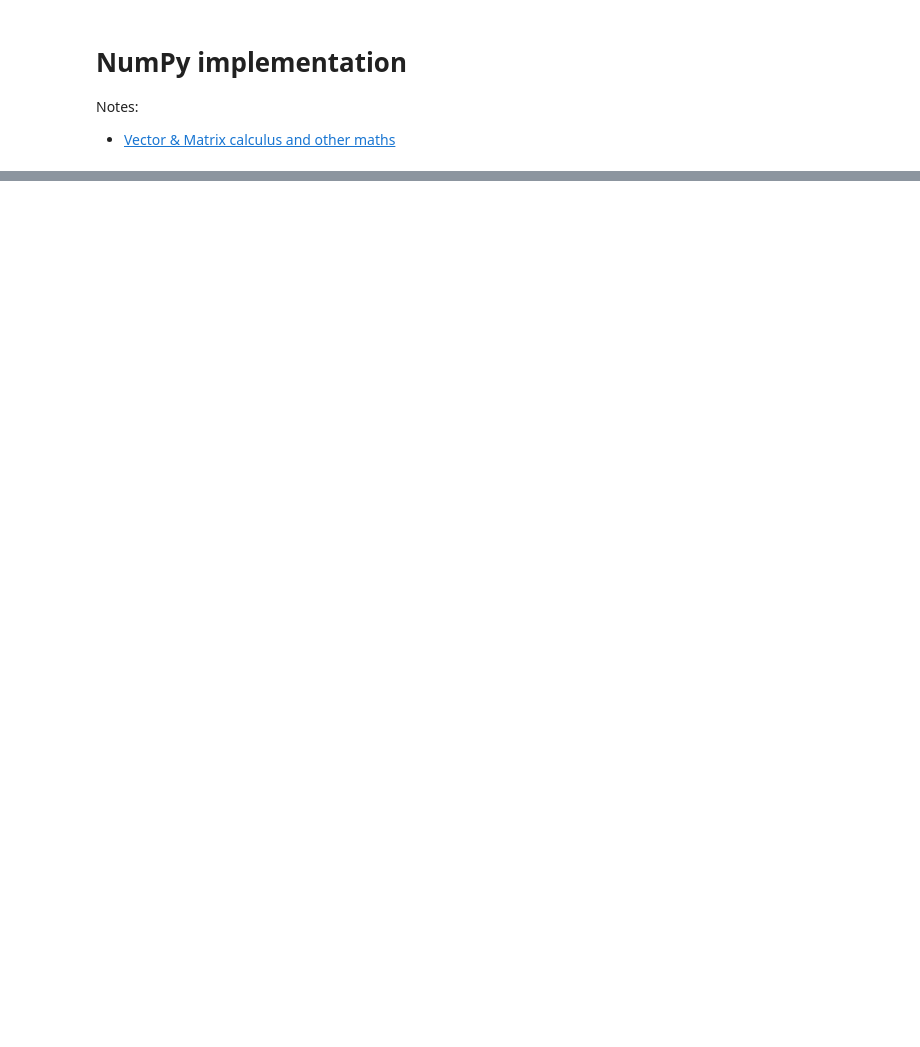
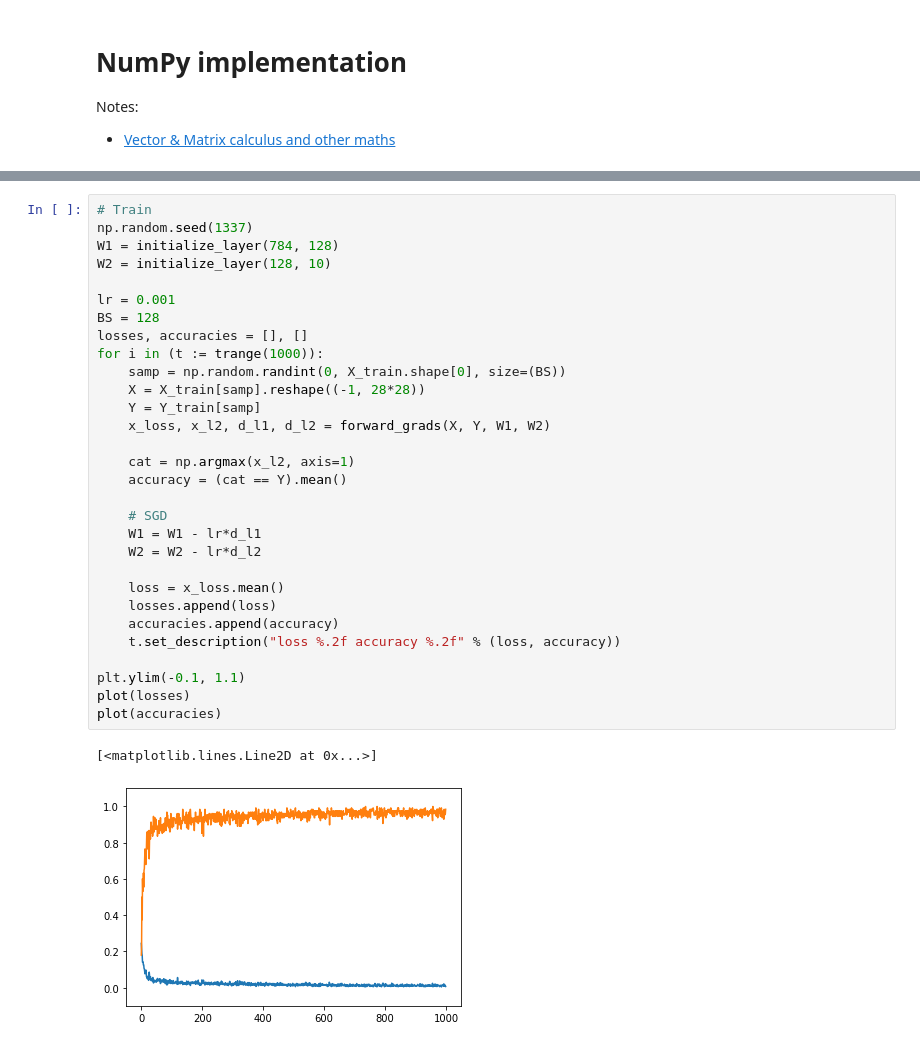
Before and after one commit to finnkauski/nn_from_scratch, a Jupyter notebook: develop.ipynb, the cells around one changed output, grey strips where cells are left out. Drawn from its saved outputs; the diff is of its cells as text; blank space fills up the shorter version.

```diff
--- a/develop.ipynb
+++ b/develop.ipynb
@@ -75,0 +170,33 @@ Notes:
+# %%
+# Train
+np.random.seed(1337)
+W1 = initialize_layer(784, 128)
+W2 = initialize_layer(128, 10)
+
+lr = 0.001
+BS = 128
+losses, accuracies = [], []
+for i in (t := trange(1000)):
+    samp = np.random.randint(0, X_train.shape[0], size=(BS))
+    X = X_train[samp].reshape((-1, 28*28))
+    Y = Y_train[samp]
+    x_loss, x_l2, d_l1, d_l2 = forward_grads(X, Y, W1, W2)
+
+    cat = np.argmax(x_l2, axis=1)
+    accuracy = (cat == Y).mean()
+
+    # SGD
+    W1 = W1 - lr*d_l1
+    W2 = W2 - lr*d_l2
+
+    loss = x_loss.mean()
+    losses.append(loss)
+    accuracies.append(accuracy)
+    t.set_description("loss %.2f accuracy %.2f" % (loss, accuracy))
+
+plt.ylim(-0.1, 1.1)
+plot(losses)
+plot(accuracies)
+# %% [output]
+[<matplotlib.lines.Line2D at 0x...>]
+[figure, added]
```
Also changed, not shown: parts of 5 cells of this notebook.
